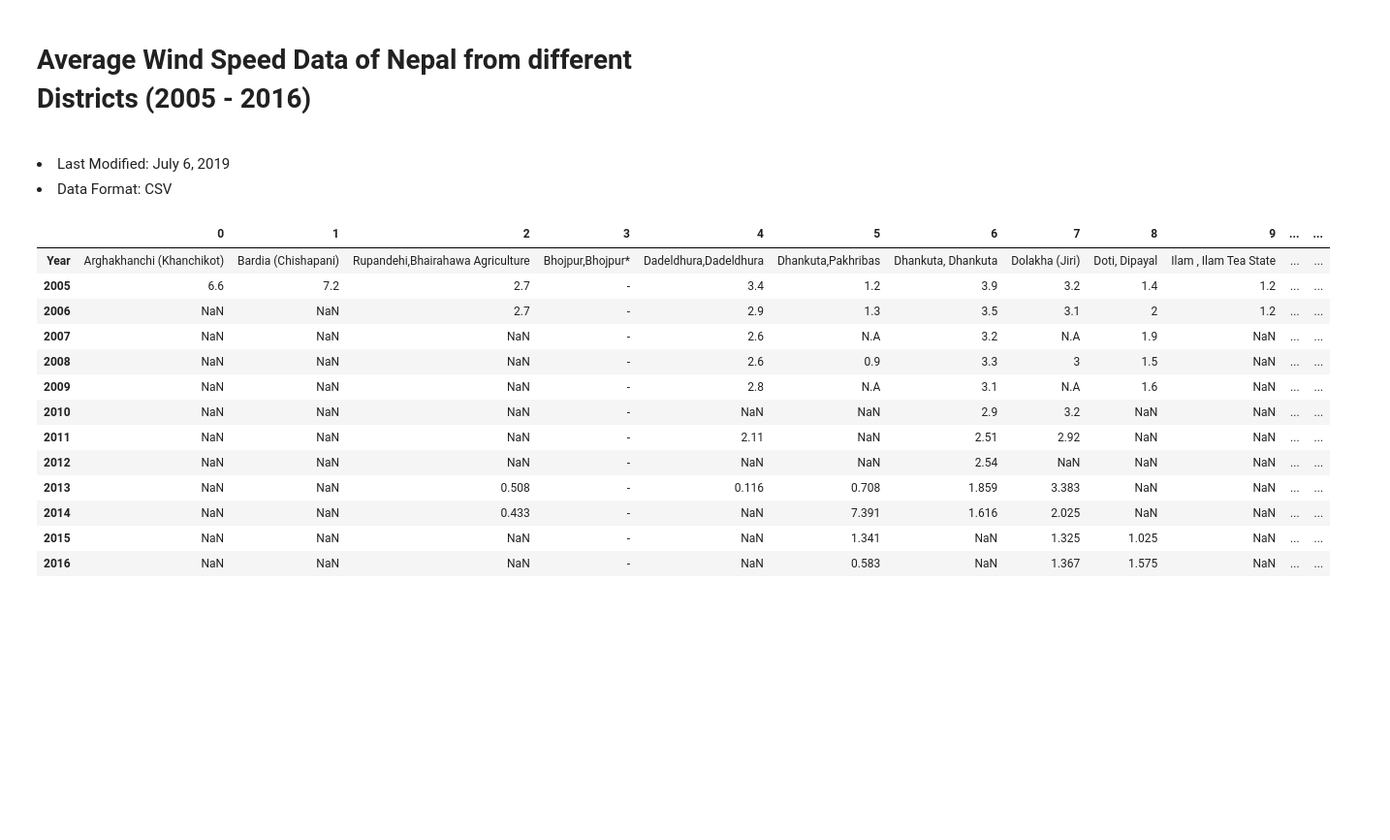
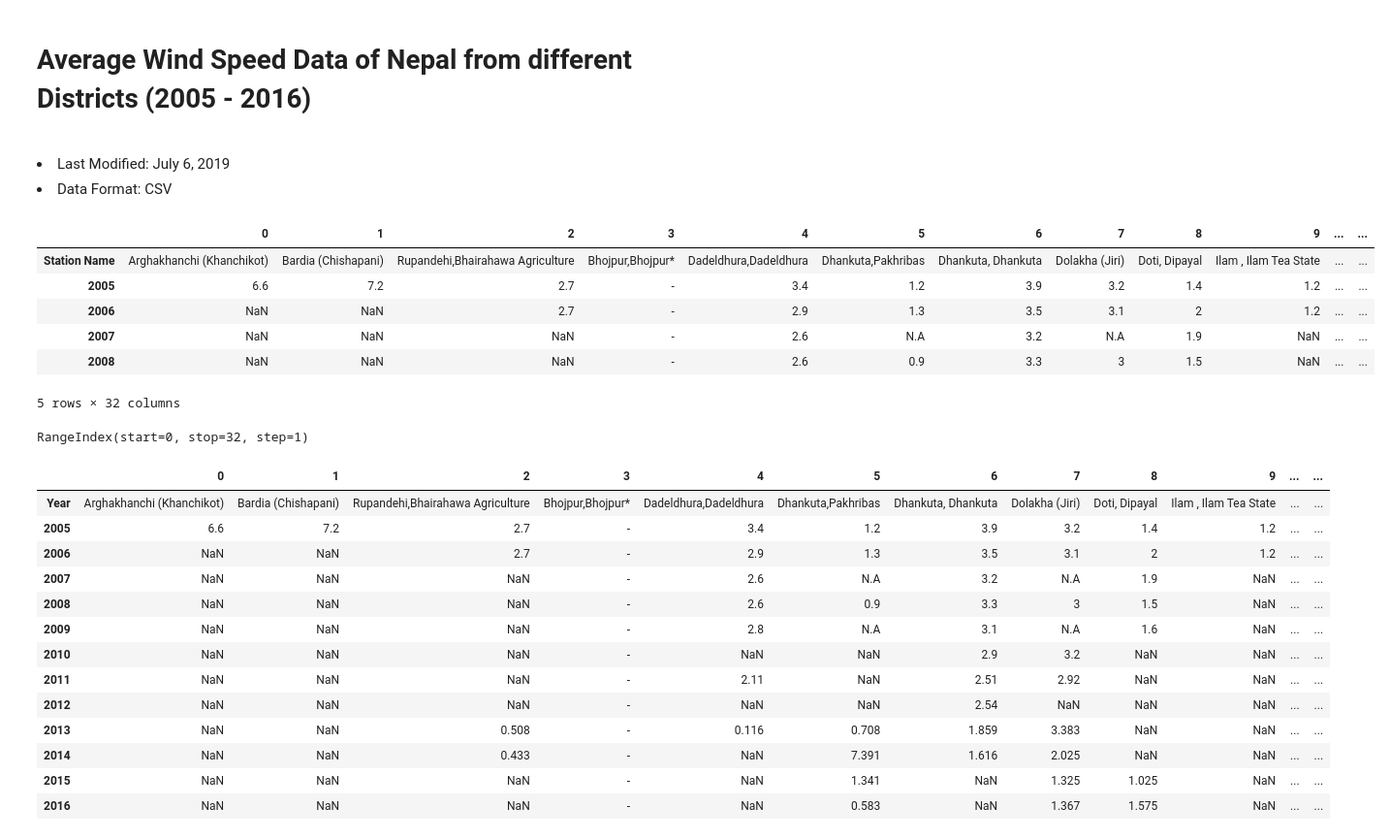
Before and after one commit to prajwollamichhane11/Wind-Data-Analysis, a Jupyter notebook: wind-analysis.ipynb, the cells around one changed output. Shown at 97% size. Cells and saved outputs as stored; diff of their text form; code cells hidden in the pictures; blank space fills up the shorter version.

```diff
--- a/wind-analysis.ipynb
+++ b/wind-analysis.ipynb
@@ -14,6 +14,20 @@ df = pd.DataFrame(dataset)
 real = df
 # %%
 df = df.T
+# %%
+df.head()
+# %% [output]
+|  | 0 | 1 | 2 | 3 | 4 | 5 | 6 | 7 | 8 | 9 | ... | ... |
+| Station Name | Arghakhanchi (Khanchikot) | Bardia (Chishapani) | Rupandehi,Bhairahawa Agriculture | Bhojpur,Bhojpur* | Dadeldhura,Dadeldhura | Dhankuta,Pakhribas | Dhankuta, Dhankuta | Dolakha (Jiri) | Doti, Dipayal | Ilam , Ilam Tea State | ... | ... |
+| 2005 | 6.6 | 7.2 | 2.7 | - | 3.4 | 1.2 | 3.9 | 3.2 | 1.4 | 1.2 | ... | ... |
+| 2006 | NaN | NaN | 2.7 | - | 2.9 | 1.3 | 3.5 | 3.1 | 2 | 1.2 | ... | ... |
+| 2007 | NaN | NaN | NaN | - | 2.6 | N.A | 3.2 | N.A | 1.9 | NaN | ... | ... |
+| 2008 | NaN | NaN | NaN | - | 2.6 | 0.9 | 3.3 | 3 | 1.5 | NaN | ... | ... |
+5 rows × 32 columns
+# %%
+df.columns
+# %% [output]
+RangeIndex(start=0, stop=32, step=1)
 # %%
 df = df.rename(index={'Station Name':'Year'})
 # %%
```
Also changed, not shown: parts of 14 cells of this notebook.
